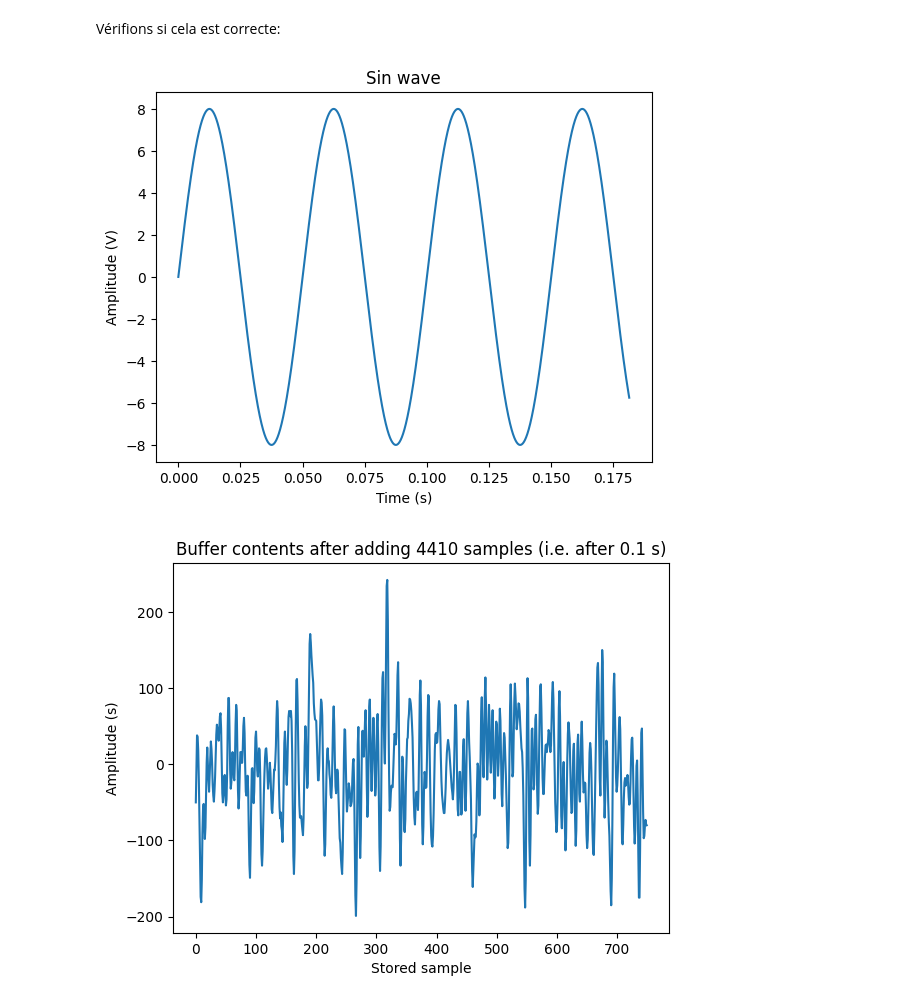
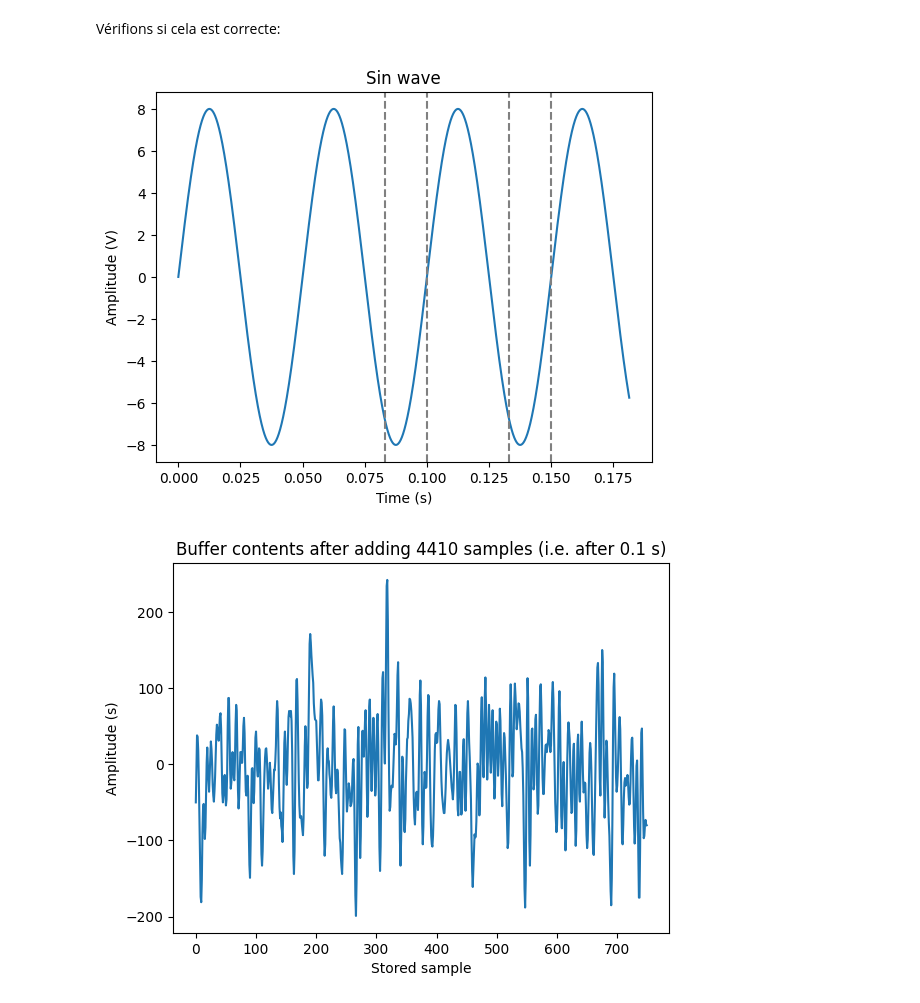
Before and after one commit to PizzaManStarted/projet_signal, a Jupyter notebook: code.ipynb, the cells around one changed output. Cells and saved outputs as stored; diff of their text form; code cells hidden in the pictures.

```diff
--- a/code.ipynb
+++ b/code.ipynb
@@ -32,13 +33,13 @@ def simple_plot(samples, x_values= np.array([]), plt_title= "", x_label="", y_la
     plt.close()
 # %%
 def plot_create_sin(f, A, fs, N, bars : list = []):
-    t, samples = create_sine_wave(f, A, fs, N, bars)
-    plot_sin(t, samples)
+    t, samples = create_sine_wave(f, A, fs, N)
+    plot_sin(t, samples, bars)
 
 def plot_sin(t, samples, bars : list = []):
     if type(t) == type(None):
         t = np.array([])
-    simple_plot(samples, t, f"Sin wave", "Time (s)", "Amplitude (V)", display_plot=True, bars=bars)
+    simple_plot(samples, t, f"Sin wave", "Time (sample)" if len(t) == 0 else "Time (s)", "Amplitude (V)", display_plot=True, bars=bars)
 # %% [markdown]
 # 1. Offline System
 # %% [markdown]
@@ -126,16 +127,16 @@ for i, samples in enumerate(samples):
 # %% [markdown]
 Vérifions si cela est correcte:
 # %%
-fs = 44.1 * 1000
+ws = 44.1 * 1000
 N = 8000
 
 f = 20
 amplitude = 8
 
 
-plot_create_sin(f, amplitude, fs, N)
+plot_create_sin(f, amplitude, ws, N, bars=[0.1 - (maxlen/ ws) ,0.1, 0.15 - (maxlen/ ws), 0.15])
 # %% [output]
-[figure, old version]
+[figure, new version]
 # %%
 
 buffer = create_ringbuffer(maxlen)
```
Also changed, not shown: parts of 25 cells of this notebook, 1 other file.
